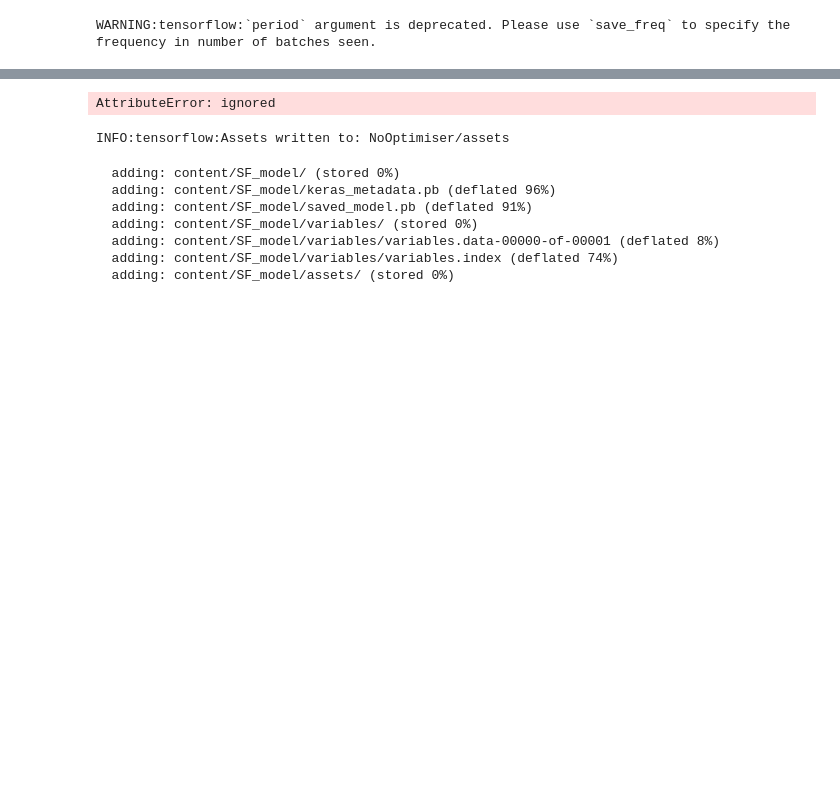
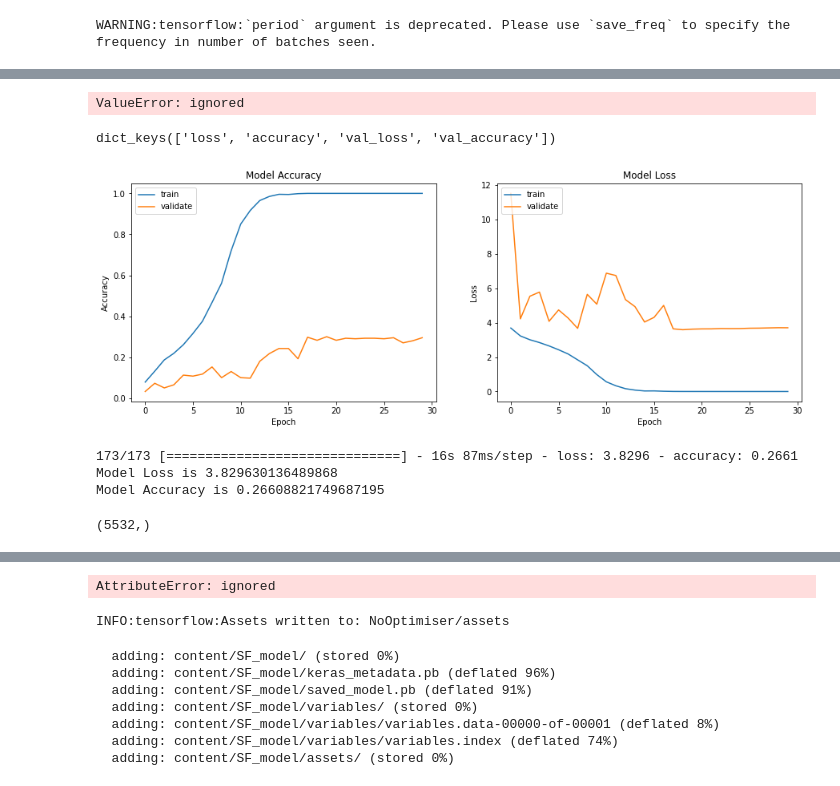
Before and after one commit to flavius25/CV_group25, a Jupyter notebook: CNN_model.ipynb, the cells around one changed output, grey strips where cells are left out. Cells and saved outputs as stored; diff of their text form; code cells hidden in the pictures; blank space fills up the shorter version.

Commit message:
added model_augmentation does not work properly yet_working changes in copy of CNN_model

```diff
--- a/CNN_model.ipynb
+++ b/CNN_model.ipynb
@@ -175,3 +516,10 @@ bl_model = tf.keras.Sequential([
+# %%
+headModel = bl_model.output
+headModel = Flatten()(headModel)
+headModel=Dense(256, activation='relu', name='fc1',kernel_initializer=glorot_uniform(seed=0))(headModel)
+headModel=Dense(128, activation='relu', name='fc2',kernel_initializer=glorot_uniform(seed=0))(headModel)
+headModel = Dense( 40,activation='sigmoid', name='fc3',kernel_initializer=glorot_uniform(seed=0))(headModel)
+model = Model(inputs=bl_model.input, outputs=headModel)
 # %%
 bl_model.summary()
 # %% [output]
@@ -195,14 +543,14 @@ _________________________________________________________________
 # %%
 #Compiling and fitting Maxpool model
-bl_model.compile(loss='categorical_crossentropy', optimizer='adam', metrics=['accuracy'])
+model.compile(loss='categorical_crossentropy', optimizer='adam', metrics=['accuracy'])
 # %%
 from keras.callbacks import ModelCheckpoint, EarlyStopping
-checkpoint = ModelCheckpoint("vgg16_1.h5", monitor='val_accuracy', verbose=1, save_best_only=True, save_weights_only=False, mode='auto', period=1)
-early = EarlyStopping(monitor='val_accuracy', min_delta=0, patience=20, verbose=1, mode='auto')
+checkpoint = ModelCheckpoint("ResNet50_1.h5", monitor='val_accuracy', verbose=1, save_best_only=True, save_weights_only=True, mode='auto', period=1)
+early = EarlyStopping(monitor='val_accuracy', patience=10, verbose=1, mode='auto')
 # %% [output]
 WARNING:tensorflow:`period` argument is deprecated. Please use `save_freq` to specify the frequency in number of batches seen.
 # %%
 #hist = bl_model.fit_generator(steps_per_epoch=3200,generator=train_ds, validation_data= val_ds, validation_steps=10,epochs=100,callbacks=[checkpoint,early])
-maxpool_history=bl_model.fit(train_ds, batch_size=BATCH_SIZE, epochs=EPOCHS, validation_data=val_ds, callbacks=[checkpoint,early])
+model_history=model.fit(train_ds, batch_size=BATCH_SIZE, epochs=EPOCHS, validation_data=val_ds, callbacks=[checkpoint,early])
 # %% [output]
 Epoch 1/30
@@ -209,0 +573,52 @@ KeyboardInterrupt: ignored
+# %%
+model = keras.models.load_model("ResNet50_1.h5")
+# %% [output]
+ValueError: ignored
+# %%
+#Plot loss and accuracy
+def plotmodelhistory(history):
+    fig, axs = plt.subplots(1,2,figsize=(15,5))
+    # summarize history for accuracy
+    axs[0].plot(history.history['accuracy'])
+    axs[0].plot(history.history['val_accuracy'])
+    axs[0].set_title('Model Accuracy')
+    axs[0].set_ylabel('Accuracy')
+    axs[0].set_xlabel('Epoch')
+
+    axs[0].legend(['train', 'validate'], loc='upper left')
+    # summarize history for loss
+    axs[1].plot(history.history['loss'])
+    axs[1].plot(history.history['val_loss'])
+    axs[1].set_title('Model Loss')
+    axs[1].set_ylabel('Loss')
+    axs[1].set_xlabel('Epoch')
+    axs[1].legend(['train', 'validate'], loc='upper left')
+    plt.show()
+
+# list all data in history
+print(model_history.history.keys())
+plotmodelhistory(model_history)
+# %% [output]
+dict_keys(['loss', 'accuracy', 'val_loss', 'val_accuracy'])
+[figure, added]
+# %%
+## Evaluation
+
+ModelLoss, ModelAccuracy = model.evaluate(test_ds)
+
+print('Model Loss is {}'.format(ModelLoss))
+print('Model Accuracy is {}'.format(ModelAccuracy))
+# %% [output]
+173/173 [==============================] - 16s 87ms/step - loss: 3.8296 - accuracy: 0.2661
+Model Loss is 3.829630136489868
+Model Accuracy is 0.26608821749687195
+# %%
+Y_pred = np.argmax(model.predict(test_ds),axis=1)
+print(Y_pred.shape)
+#convert to string label
+# labels = ['Airplane', 'Automobile', 'Bird', 'Cat', 'Deer', 'Dog', 'Frog', 'Horse', 'Ship', 'Truck']
+#str_pred = [labels[i] for i in Y_pred]
+#str_pred
+# sub["label"] = pd.DataFrame(str_pred)
+# %% [output]
+(5532,)
```
Also changed, not shown: parts of 19 cells of this notebook, 1 other file.
